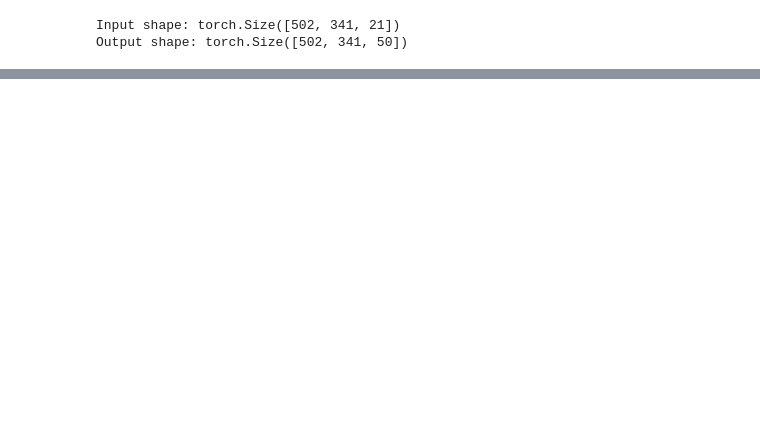
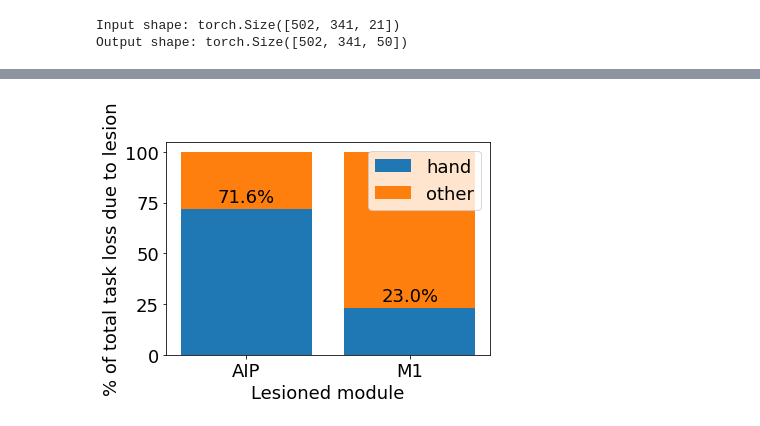
Before and after one commit to mmattb/coproc-poc, a Jupyter notebook: analyze_lesions.ipynb, the cells around one changed output, grey strips where cells are left out. Cells and saved outputs as stored; diff of their text form; code cells hidden in the pictures; blank space fills up the shorter version.

```diff
--- a/analyze_lesions.ipynb
+++ b/analyze_lesions.ipynb
@@ -195,0 +144,17 @@ Predicted output shape: torch.Size([1, 286, 50])
+# %%
+# Analyze hand vs reach losses
+
+# Identifies hand vs other muscles
+# Based on muscle IDs: https://www.ncbi.nlm.nih.gov/pmc/articles/PMC4282829/
+hand_muscle_start_idx = 31    # "FDSL" == Flexor digitorum profundus, Digit 5
+
+loss_func = torch.nn.MSELoss()
+
+losses_aip_hand = loss_func(pred_out_lesion_aip[:, :, hand_muscle_start_idx:], preds[:, :, hand_muscle_start_idx:]).cpu().detach().numpy()
+losses_aip_other = loss_func(pred_out_lesion_aip[:, :, :hand_muscle_start_idx], preds[:, :, :hand_muscle_start_idx]).cpu().detach().numpy()
+
+losses_m1_hand = loss_func(pred_out_lesion_m1[:, :, hand_muscle_start_idx:], preds[:, :, hand_muscle_start_idx:]).cpu().detach().numpy()
+losses_m1_other = loss_func(pred_out_lesion_m1[:, :, :hand_muscle_start_idx], preds[:, :, :hand_muscle_start_idx]).cpu().detach().numpy()
+
+hand_pct_aip = (losses_aip_hand / (losses_aip_hand + losses_aip_other))
+hand_pct_m1 = (losses_m1_hand / (losses_m1_hand + losses_m1_other))
@@ -195,0 +167,31 @@ Predicted output shape: torch.Size([1, 286, 50])
+# %%
+
+plt.rc('font', size=18)
+plt.subplots_adjust(bottom=0.17, left=0.17)
+
+indxs = np.arange(2)
+
+hand_vals = np.array([hand_pct_aip, hand_pct_m1]) * 100.0
+other_vals = 100.0 - hand_vals
+
+series = plt.bar(indxs, hand_vals, label="hand")
+plt.bar(indxs, other_vals, label="other", bottom=hand_vals)
+
+for s in series:
+    height = s.get_height()
+    plt.annotate('%0.1f%%' % height,
+      xy=(s.get_x() + s.get_width() / 2, height),
+      xytext=(0, 3), # 3 points vertical offset
+      textcoords="offset points",
+      ha='center', va='bottom')
+
+plt.xticks(indxs, ["AIP", "M1"])
+plt.xlabel("Lesioned module")
+plt.ylabel("% of total task loss due to lesion")
+plt.legend(loc="upper right")
+
+
+plt.savefig('paper/figs/lesion_hand.pdf', format='pdf', dpi=150)
+plt.show()
+# %% [output]
+[figure, added]
```
Also changed, not shown: parts of 9 cells of this notebook, 9 other files.
